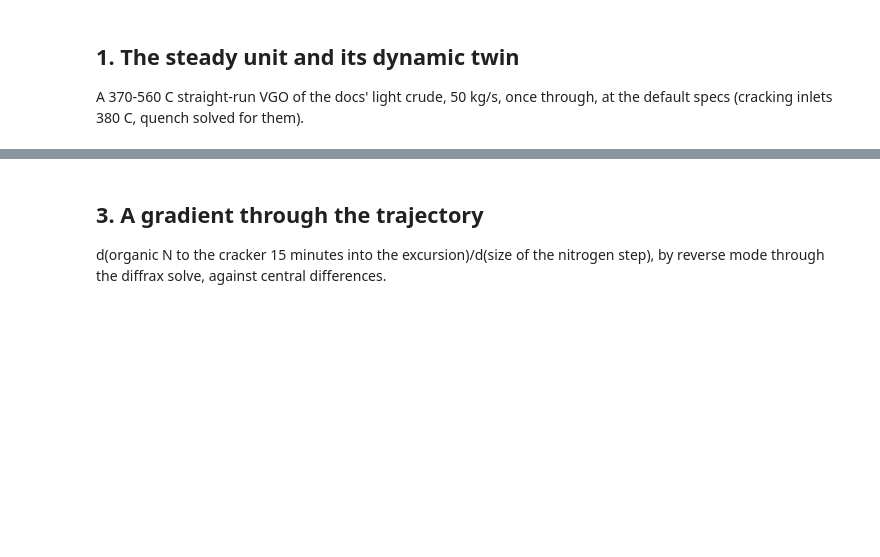
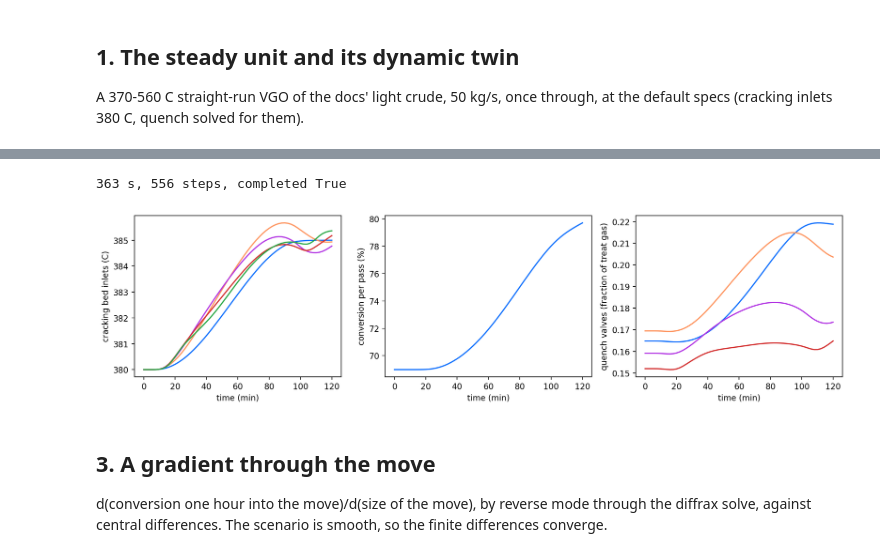
Before and after one commit to jkitchin/differentiable-flowsheets, a Jupyter notebook: examples/67_refinery_dynamic_hydrocracker.ipynb, the cells around one changed output, grey strips where cells are left out. Drawn from its saved outputs; the diff is of its cells as text; code cells hidden in the pictures; blank space fills up the shorter version.

```diff
--- a/examples/67_refinery_dynamic_hydrocracker.ipynb
+++ b/examples/67_refinery_dynamic_hydrocracker.ipynb
@@ -39,9 +39,9 @@ print(f"steady solve {time.time() - t0:.0f} s (mostly compile)")
 print(steady.table())
 
 t0 = time.time()
-dyn = DynamicHydrocracker.from_steady(unit, feed, steady)          # 5 cells per bed
-y_rest = dyn.settle(4 * 3600.0)
-print(f"\n{dyn.y0.size} states; built and settled for 4 h in {time.time() - t0:.0f} s")
+dyn = DynamicHydrocracker.from_steady(unit, feed, steady)          # 5 cells per bed, 3 RK4 steps per cell
+y_rest = dyn.settle(2 * 3600.0)
+print(f"\n{dyn.y0.size} states; built and settled for 2 h in {time.time() - t0:.0f} s")
 ob, ref = dyn.observe(0.0, y_rest), dyn.steady_reference()
 for k in ("conversion.per_pass", "wabt.pretreat", "wabt.crack", "h2.makeup", "recycle.rate"):
     print(f"{k:22s} dynamic {float(ob[k]):12.5f}   steady {float(ref[k]):12.5f}")
@@ -54,18 +69,22 @@ The feed's organic nitrogen goes up 50 % at one minute (`feed_nitrogen`, a multi
 # %%
-a = dyn.args(steps={"feed_nitrogen": [(60.0, 0.5)]})
+steps, ramp = dyn.move("T_crack", 5.0, max_rate_K_per_h=5.0)
+a = dyn.args(steps=steps, ramp=ramp)
 t0 = time.time()
-sim = dyn.simulate(3600.0, args=a, y0=y_rest, n_save=61)
-tr = dyn.trajectory(sim, a, ["conversion.per_pass", "pretreat.N_wppm", "wabt.crack", "crack.quench"])
+sim = dyn.simulate(2 * 3600.0, args=a, y0=y_rest, n_save=61)
+tr = dyn.trajectory(sim, a, ["conversion.per_pass", "T_max", "crack.T_in", "crack.quench", "h2.makeup"])
 print(f"{time.time() - t0:.0f} s, {int(sim.info.n_steps)} steps, completed {bool(sim.info.success)}")
 t = np.asarray(tr["t"]) / 60
 fig, ax = plt.subplots(1, 3, figsize=(13, 3.5))
-ax[0].plot(t, np.asarray(tr["pretreat.N_wppm"])); ax[0].set_ylabel("organic N to the cracker (wppm)")
+ax[0].plot(t, np.asarray(tr["crack.T_in"]) - 273.15); ax[0].set_ylabel("cracking bed inlets (C)")
 ax[1].plot(t, 100 * np.asarray(tr["conversion.per_pass"])); ax[1].set_ylabel("conversion per pass (%)")
 ax[2].plot(t, np.asarray(tr["crack.quench"])); ax[2].set_ylabel("quench valves (fraction of treat gas)")
 for a_ in ax: a_.set_xlabel("time (min)")
 fig.tight_layout()
+# %% [output]
+363 s, 556 steps, completed True
+[figure, added]
 # %% [markdown]
-## 3. A gradient through the trajectory
+## 3. A gradient through the move
 
-d(organic N to the cracker 15 minutes into the excursion)/d(size of the nitrogen step), by reverse mode through the diffrax solve, against central differences.
+d(conversion one hour into the move)/d(size of the move), by reverse mode through the diffrax solve, against central differences. The scenario is smooth, so the finite differences converge.
 # %%
```
Also changed, not shown: parts of 15 cells of this notebook.
